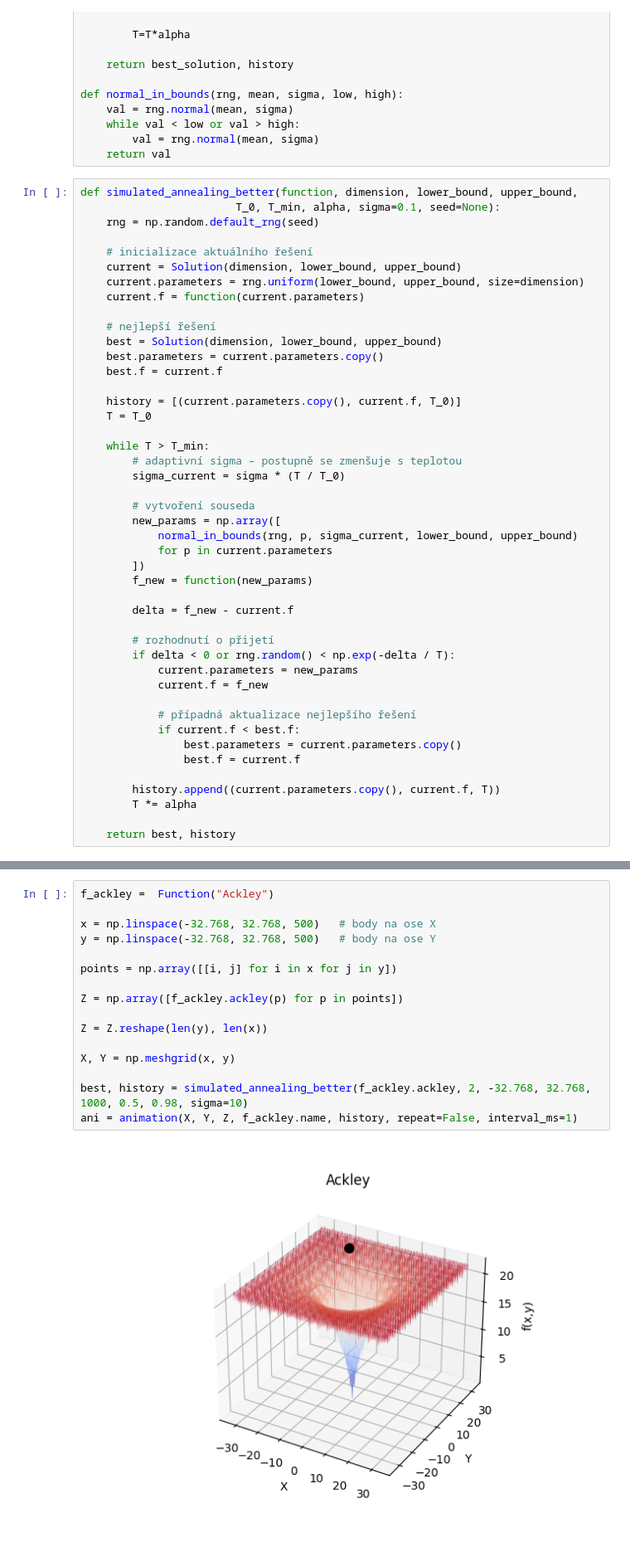
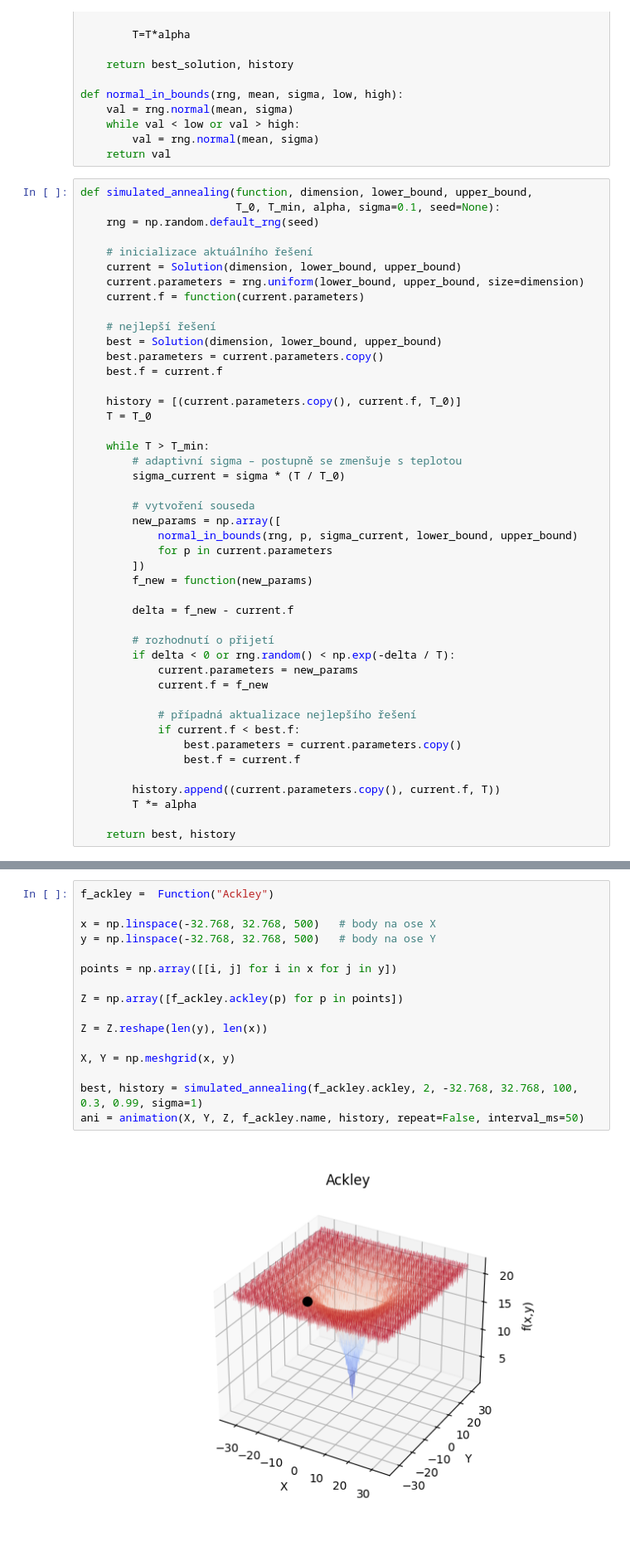
Before and after one commit to dopeoffx/simulated_annealing, a Jupyter notebook: simulated_annealing.ipynb, the cells around one changed output, grey strips where cells are left out. Shown at 83% size. Cells and saved outputs as stored; diff of their text form.

```diff
--- a/simulated_annealing.ipynb
+++ b/simulated_annealing.ipynb
@@ -156,7 +156,7 @@ def normal_in_bounds(rng, mean, sigma, low, high):
         val = rng.normal(mean, sigma)
     return val
 # %%
-def simulated_annealing_better(function, dimension, lower_bound, upper_bound,
+def simulated_annealing(function, dimension, lower_bound, upper_bound,
                         T_0, T_min, alpha, sigma=0.1, seed=None):
     rng = np.random.default_rng(seed)
 
@@ -221,18 +258,18 @@ ani = animation(X, Y, Z, f_ackley.name, history, repeat=False, interval_ms=1)
 # %%
 f_ackley =  Function("Ackley")
 
 x = np.linspace(-32.768, 32.768, 500)   # body na ose X
 y = np.linspace(-32.768, 32.768, 500)   # body na ose Y
 
 points = np.array([[i, j] for i in x for j in y])
 
 Z = np.array([f_ackley.ackley(p) for p in points])
 
 Z = Z.reshape(len(y), len(x))
 
 X, Y = np.meshgrid(x, y)
 
-best, history = simulated_annealing_better(f_ackley.ackley, 2, -32.768, 32.768, 1000, 0.5, 0.98, sigma=10)
-ani = animation(X, Y, Z, f_ackley.name, history, repeat=False, interval_ms=1)
+best, history = simulated_annealing(f_ackley.ackley, 2, -32.768, 32.768, 100, 0.3, 0.99, sigma=1)
+ani = animation(X, Y, Z, f_ackley.name, history, repeat=False, interval_ms=50)
 # %% [output]
-[figure, old version]
+[figure, new version]
```
Also changed, not shown: parts of 4 cells of this notebook.
